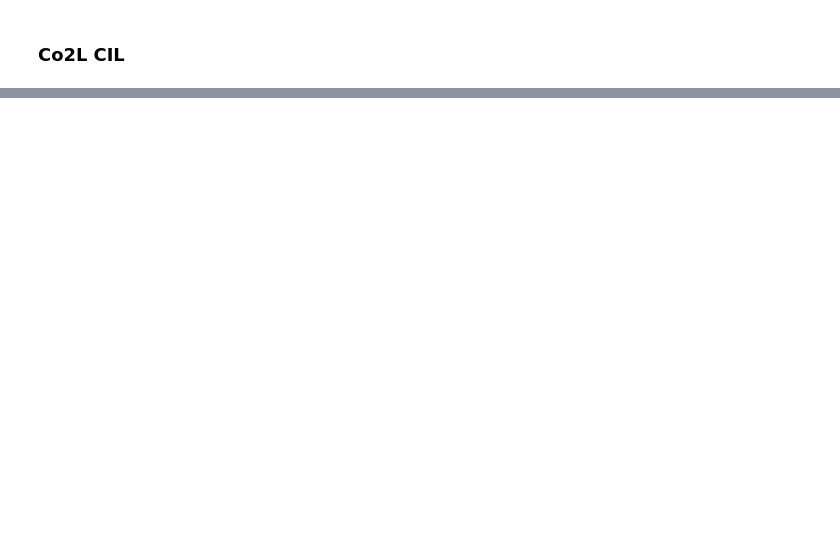
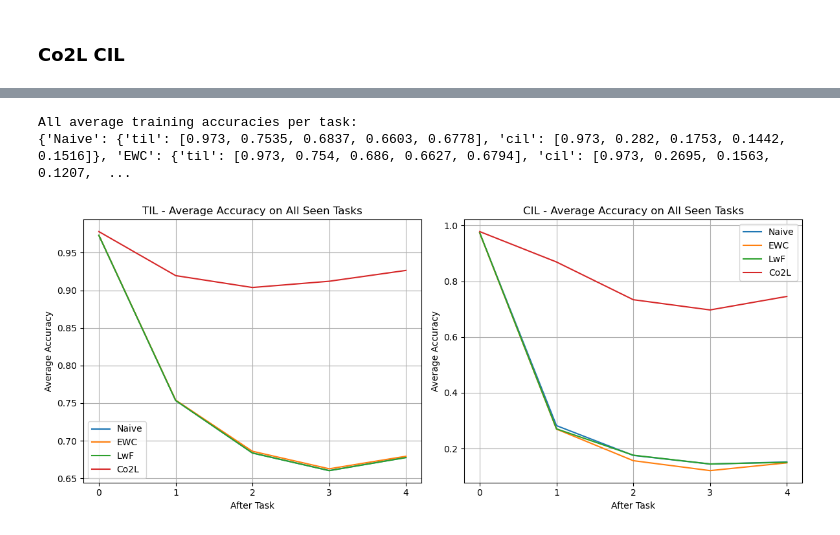
Before and after one commit to LucioLuque/Vision_Artificial_Avanzada-TP1-Continual_Learning, a Jupyter notebook: notebooks/parte43.ipynb, the cells around one changed output, grey strips where cells are left out. Saved outputs shown, nothing was run; the diff lists cells and outputs as text; code cells hidden in the pictures; blank space fills up the shorter version.

```diff
--- a/notebooks/parte43.ipynb
+++ b/notebooks/parte43.ipynb
@@ -189,6 +273,11 @@ Avg accuracy after training task 4: 0.7562
 ### LwF CIL
 # %%
 model = new_model_from_backbone(device)
+model_name = "LwF"
+mode_name = "cil"
 criterion = LwFCriterion(CrossEntropyLoss(), model, lambda_=2.0, temperature=2.0, cil_binary_distill=False)
-run_cil_experiment(model, criterion, "LwF", epochs=5)
+all_accs_training, avg_acc_train, avg_test_acc = run_cil_experiment(model, criterion, "LwF", epochs=5)
+accs_training.loc[mode_name, model_name] = avg_acc_train
+acc_test.loc[mode_name, model_name] = avg_test_acc
+all_accs_training_dic[model_name][mode_name] = all_accs_training
 # %% [output]
@@ -417,6 +508,11 @@ from tqdm import tqdm
 torch.set_float32_matmul_precision("high")
 
 def extract_features_from_buffer(backbone, buffer_obj, device, chunk_size=512):
+    if len(buffer_obj.buffer) == 0:
+        empty_x = torch.empty((0, 3, 32, 32), device="cpu")
+        empty_y = torch.empty((0,), dtype=torch.long, device="cpu")
+        return empty_x, empty_y
+
     xs, ys = zip(*buffer_obj.buffer)
     x_all = torch.stack(xs, dim=0)
     y_all = torch.stack(ys, dim=0)
@@ -675,0 +833,8 @@ Avg accuracy: 0.7449
+# %%
+path = Path("../results/Co2L_results.pkl")
+with path.open("rb") as file_handle:
+    results = pickle.load(file_handle)
+
+accs_training = results["accs_training"]
+acc_test = results["acc_test"]
+all_accs_training_dic = results["all_accs_training_dic"]
@@ -675,0 +856,37 @@ Avg accuracy: 0.7449
+# %%
+all_avgs_training = {model: {mode: [] for mode in modes} for model in models}
+for model in models:
+    for mode in modes:
+        accs = all_accs_training_dic[model][mode]
+        avgs = [round(sum(acc_list) / len(acc_list), 4) for acc_list in accs]
+        all_avgs_training[model][mode] = avgs
+
+print("\nAll average training accuracies per task:")
+print(all_avgs_training)
+
+fig, axes = plt.subplots(1, 2, figsize=(12, 5))
+for model in models:
+    axes[0].plot(all_avgs_training[model]["til"], label=model)
+    axes[1].plot(all_avgs_training[model]["cil"], label=model)
+axes[0].set_title("TIL - Average Accuracy on All Seen Tasks")
+axes[1].set_title("CIL - Average Accuracy on All Seen Tasks")
+axes[0].set_xlabel("After Task")
+axes[1].set_xlabel("After Task")
+axes[0].set_ylabel("Average Accuracy")
+axes[1].set_ylabel("Average Accuracy")
+axes[0].grid()
+axes[1].grid()
+axes[0].legend()
+axes[1].legend()
+axes[0].set_xticks(range(len(dataloaders)))
+axes[1].set_xticks(range(len(dataloaders)))
+plt.tight_layout()
+path = "../images/average_accuracies.png"
+os.makedirs(os.path.dirname(path), exist_ok=True)
+fig.savefig(path, dpi=300, bbox_inches="tight")
+
+plt.show()
+# %% [output]
+All average training accuracies per task:
+{'Naive': {'til': [0.973, 0.7535, 0.6837, 0.6603, 0.6778], 'cil': [0.973, 0.282, 0.1753, 0.1442, 0.1516]}, 'EWC': {'til': [0.973, 0.754, 0.686, 0.6627, 0.6794], 'cil': [0.973, 0.2695, 0.1563, 0.1207,  ...
+[figure, added]
```
Also changed, not shown: parts of 28 cells of this notebook, 55 other files.
